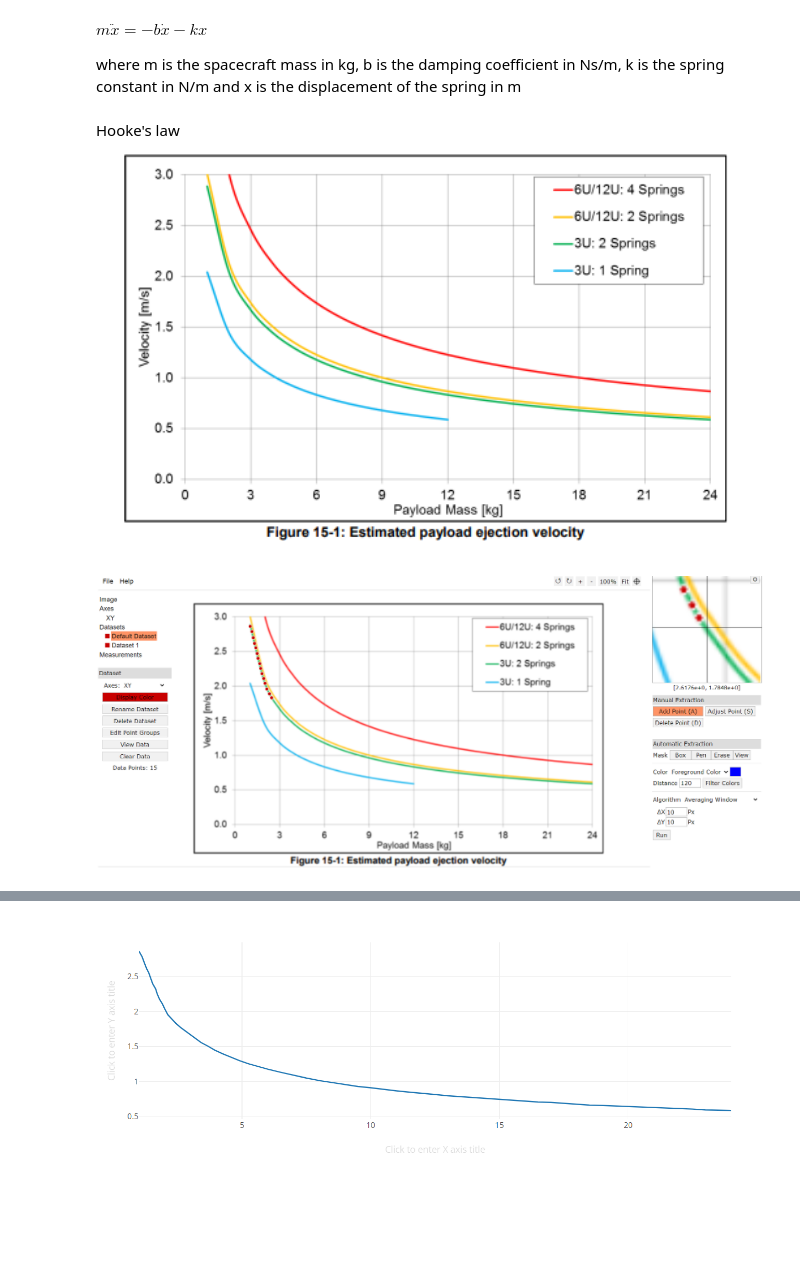
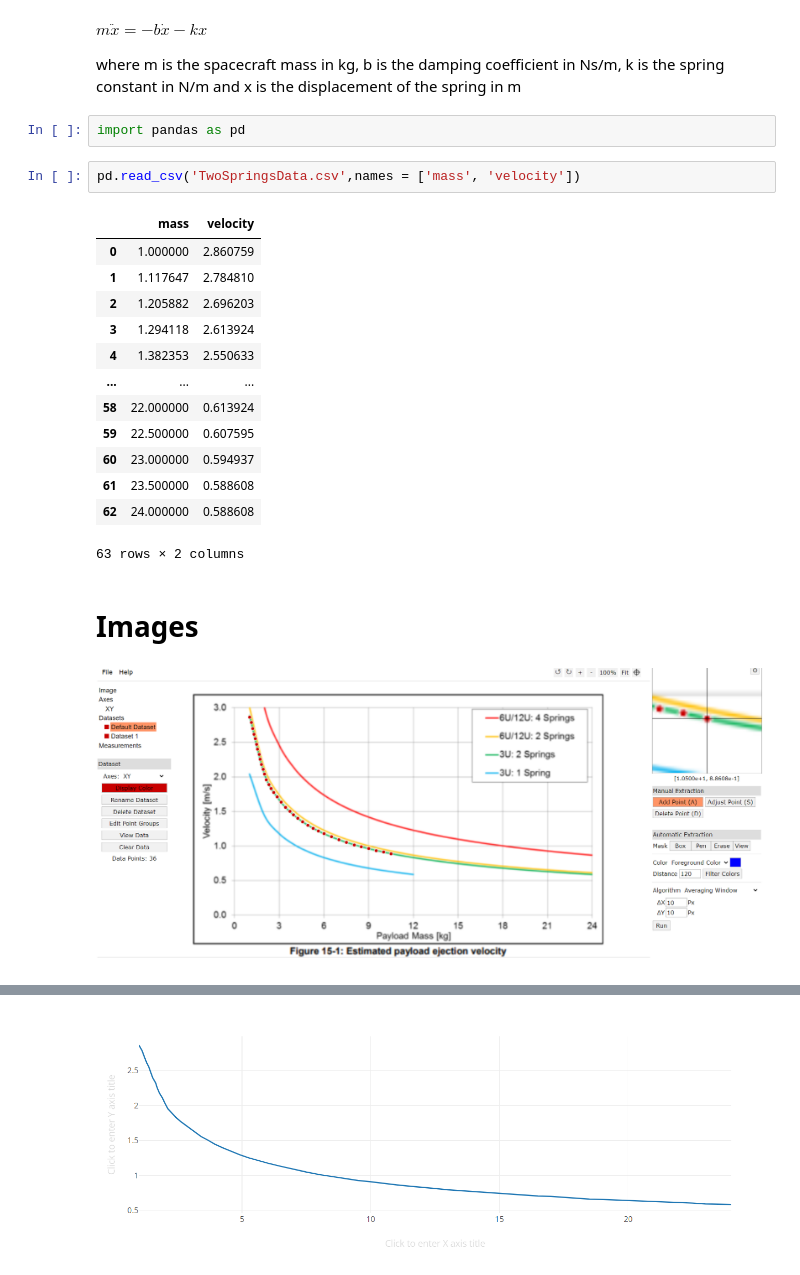
Before and after one commit to timholthuijsen/RocketLab, a Jupyter notebook: SpringDynamics/SpringDynamics.ipynb, the cells around one changed output, grey strips where cells are left out. Drawn from its saved outputs; the diff is of its cells as text; blank space fills up the shorter version.

Commit message:
loading in retrieved data

```diff
--- a/SpringDynamics/SpringDynamics.ipynb
+++ b/SpringDynamics/SpringDynamics.ipynb
@@ -4,9 +4,26 @@ $ m\ddot{x} = -b\dot{x} - kx $
 
 where m is the spacecraft mass in kg, b is the damping coefficient in Ns/m, k is the spring constant in N/m and x is the
 displacement of the spring in m
-# %% [markdown]
-Hooke's law
-![image.png](attachment:image.png)
+# %%
+import pandas as pd
+# %%
+pd.read_csv('TwoSpringsData.csv',names = ['mass', 'velocity'])
+# %% [output]
+|  | mass | velocity |
+| 0 | 1.000000 | 2.860759 |
+| 1 | 1.117647 | 2.784810 |
+| 2 | 1.205882 | 2.696203 |
+| 3 | 1.294118 | 2.613924 |
+| 4 | 1.382353 | 2.550633 |
+| ... | ... | ... |
+| 58 | 22.000000 | 0.613924 |
+| 59 | 22.500000 | 0.607595 |
+| 60 | 23.000000 | 0.594937 |
+| 61 | 23.500000 | 0.588608 |
+| 62 | 24.000000 | 0.588608 |
+63 rows × 2 columns
+# %% [markdown]
+# Images
 # %% [markdown]
-![image.png](attachment:image.png-old)
+![image.png](attachment:image.png-new)
 # %% [markdown]
```
Also changed, not shown: parts of 1 cell of this notebook.
